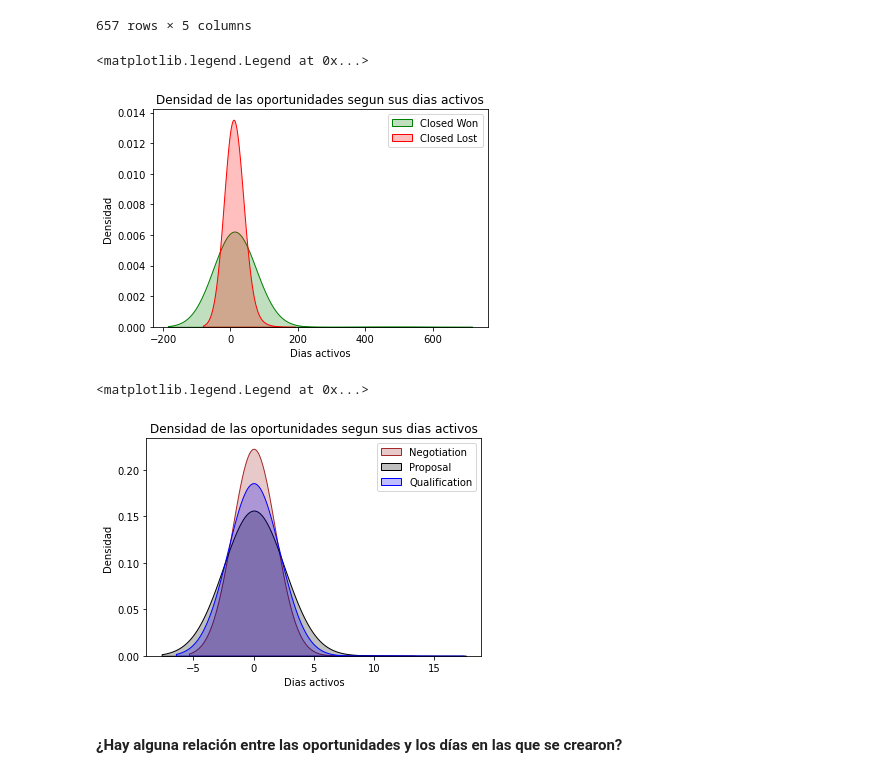
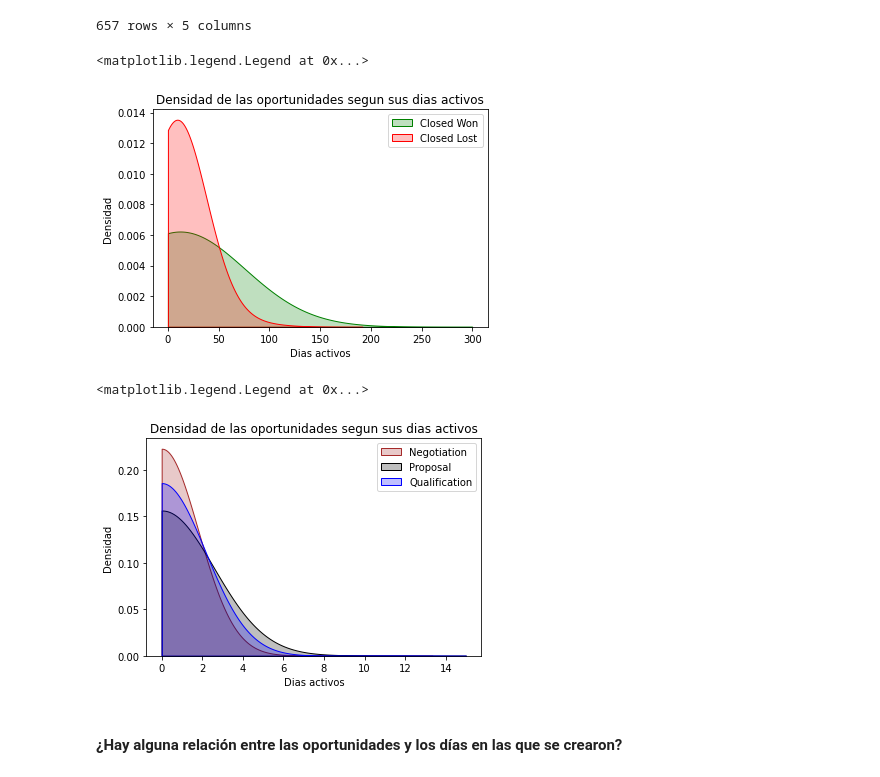
Before and after one commit to CeciliaRoldan/Pycantes, a Jupyter notebook: notebooks/analisis_fecha_de_creacion.ipynb, the cells around one changed output. Saved outputs shown, nothing was run; the diff lists cells and outputs as text; code cells hidden in the pictures.

Commit message:
Arreglo grafico de densidad de fechas

```diff
--- a/notebooks/analisis_fecha_de_creacion.ipynb
+++ b/notebooks/analisis_fecha_de_creacion.ipynb
@@ -157,22 +157,22 @@ tabla_dias_activos
 # %%
 tabla_dias_activos.columns = ['Closed Lost', 'Closed Won', 'Negotiation', 'Proposal', 'Qualification']
 # %%
-grafico = sns.kdeplot(tabla_dias_activos['Closed Won'], bw_method=2, shade=True, color="g", label='Closed Won')
-grafico = sns.kdeplot(tabla_dias_activos['Closed Lost'], bw_method=2, shade=True, color="r", label='Closed Lost')
+grafico = sns.kdeplot(tabla_dias_activos['Closed Won'], bw_method=2, shade=True, color="g", label='Closed Won', clip=(0,300))
+grafico = sns.kdeplot(tabla_dias_activos['Closed Lost'], bw_method=2, shade=True, color="r", label='Closed Lost', clip=(0,300))
 grafico.set(xlabel='Dias activos', ylabel='Densidad', title='Densidad de las oportunidades segun sus dias activos')
 grafico.legend()
 # %% [output]
 <matplotlib.legend.Legend at 0x...>
-[figure, old version]
+[figure, new version]
 # %%
-g = sns.kdeplot(tabla_dias_activos['Negotiation'], bw_method=5, shade=True, color="brown", label='Negotiation')
-g = sns.kdeplot(tabla_dias_activos['Proposal'], bw_method=5, shade=True, color="black", label='Proposal')
-g = sns.kdeplot(tabla_dias_activos['Qualification'], bw_method=5, shade=True, color="blue", label='Qualification')
+g = sns.kdeplot(tabla_dias_activos['Negotiation'], bw_method=5, shade=True, color="brown", label='Negotiation', clip=(0,15))
+g = sns.kdeplot(tabla_dias_activos['Proposal'], bw_method=5, shade=True, color="black", label='Proposal', clip=(0,15))
+g = sns.kdeplot(tabla_dias_activos['Qualification'], bw_method=5, shade=True, color="blue", label='Qualification', clip=(0,15))
 g.set(xlabel='Dias activos', ylabel='Densidad', title='Densidad de las oportunidades segun sus dias activos')
 g.legend()
 # %% [output]
 <matplotlib.legend.Legend at 0x...>
-[figure, old version]
+[figure, new version]
 # %% [markdown]
 #### ¿Hay alguna relación entre las oportunidades y los días en las que se crearon?
 # %%
```
Also changed, not shown: parts of 2 cells of this notebook.
